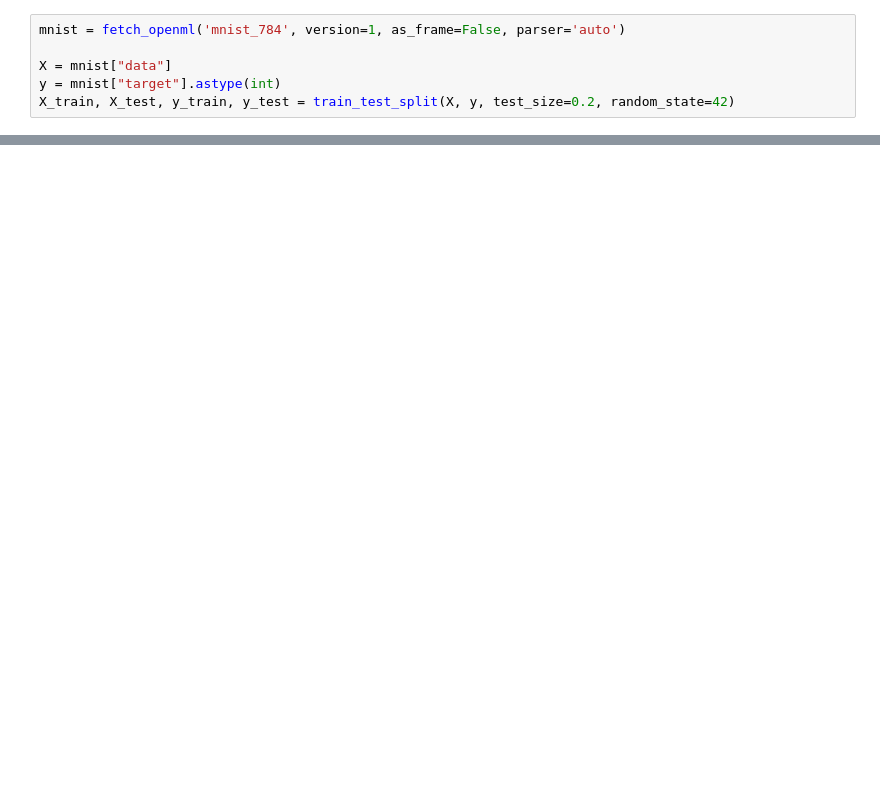
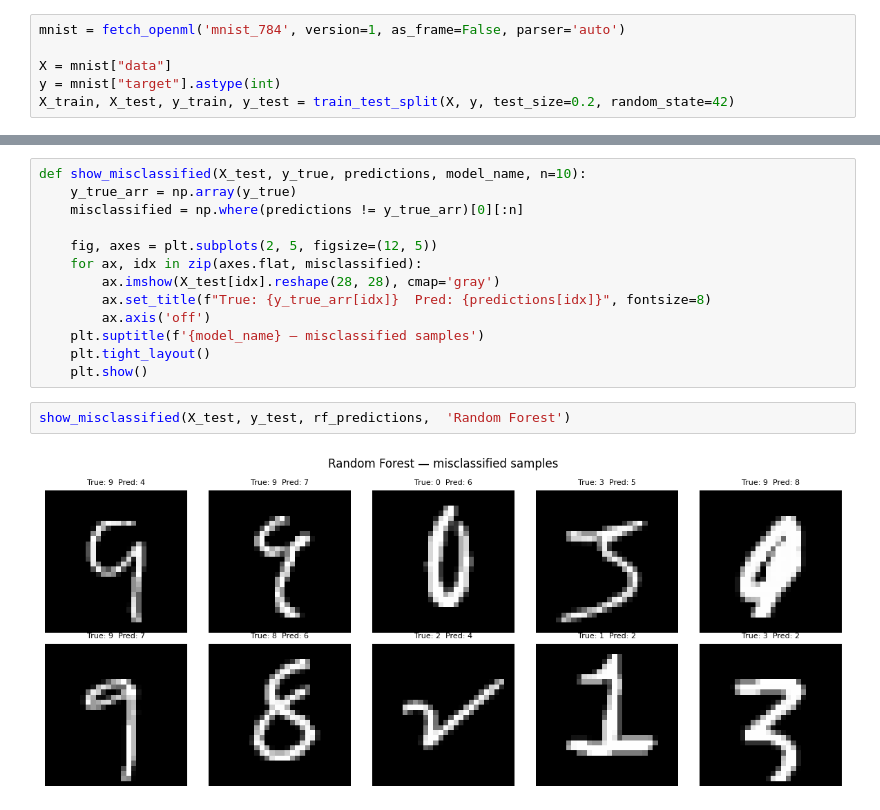
Before and after one commit to zakhar-guzii/Intership_test, a Jupyter notebook: task_1/notebook/demo.ipynb, the cells around one changed output, grey strips where cells are left out. Cells and saved outputs as stored; diff of their text form; blank space fills up the shorter version.

```diff
--- a/task_1/notebook/demo.ipynb
+++ b/task_1/notebook/demo.ipynb
@@ -71,0 +141,17 @@ cnn_accuracy = accuracy_score(y_test, cnn_predictions)
+# %%
+def show_misclassified(X_test, y_true, predictions, model_name, n=10):
+    y_true_arr = np.array(y_true)
+    misclassified = np.where(predictions != y_true_arr)[0][:n]
+
+    fig, axes = plt.subplots(2, 5, figsize=(12, 5))
+    for ax, idx in zip(axes.flat, misclassified):
+        ax.imshow(X_test[idx].reshape(28, 28), cmap='gray')
+        ax.set_title(f"True: {y_true_arr[idx]}  Pred: {predictions[idx]}", fontsize=8)
+        ax.axis('off')
+    plt.suptitle(f'{model_name} — misclassified samples')
+    plt.tight_layout()
+    plt.show()
+# %%
+show_misclassified(X_test, y_test, rf_predictions,  'Random Forest')
+# %% [output]
+[figure, added]
```
Also changed, not shown: parts of 21 cells of this notebook, 6 other files.
